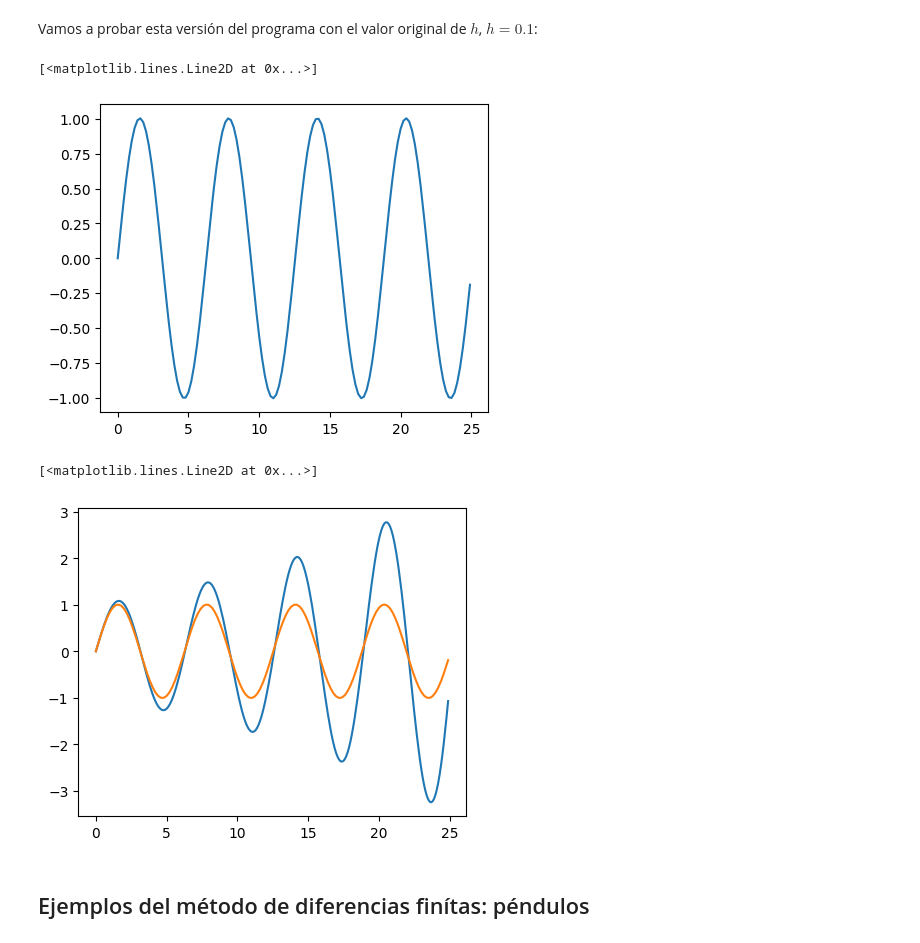
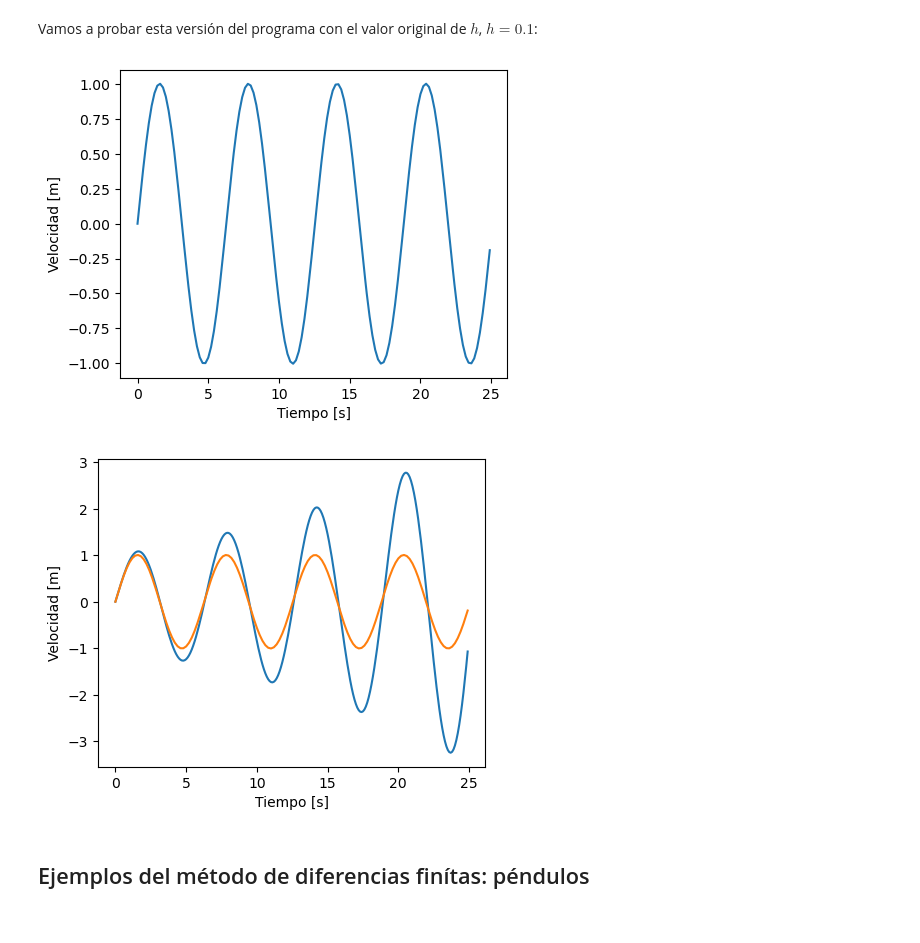
Before and after one commit to crisbh/intro_menciones_II, a Jupyter notebook: clase1/clase1.ipynb, the cells around one changed output. Cells and saved outputs as stored; diff of their text form; code cells hidden in the pictures.

Commit message:
tweaks to plots in clase 1

```diff
--- a/clase1/clase1.ipynb
+++ b/clase1/clase1.ipynb
@@ -587,17 +602,21 @@ Vamos a probar esta versión del programa con el valor original de $h$, $h = 0.1
 t2, x2, v2 = dif_finita_OAS_2(25.0, h=0.1, k=1.0, m=1.0, x0=0.0, v0=1.0)
 # %%
 plot(t2,x2)
+xlabel("Tiempo [s]")
+ylabel("Velocidad [m]")
+show()
 # %% [output]
-[<matplotlib.lines.Line2D at 0x...>]
-[figure, old version]
+[figure, new version]
 # %%
 t, x, v = dif_finita_OAS(25.0,h=0.1,k=1.0,m=1.0,x0=0.0,v0=1.0)
 # %%
 plot(t,x)
 plot(t2,x2)
+xlabel("Tiempo [s]")
+ylabel("Velocidad [m]")
+show()
 # %% [output]
-[<matplotlib.lines.Line2D at 0x...>]
-[figure, old version]
+[figure, new version]
 # %% [markdown]
 ## Ejemplos del método de diferencias finítas: péndulos
 # %%
```
Also changed, not shown: parts of 15 cells of this notebook, 1 other file.
